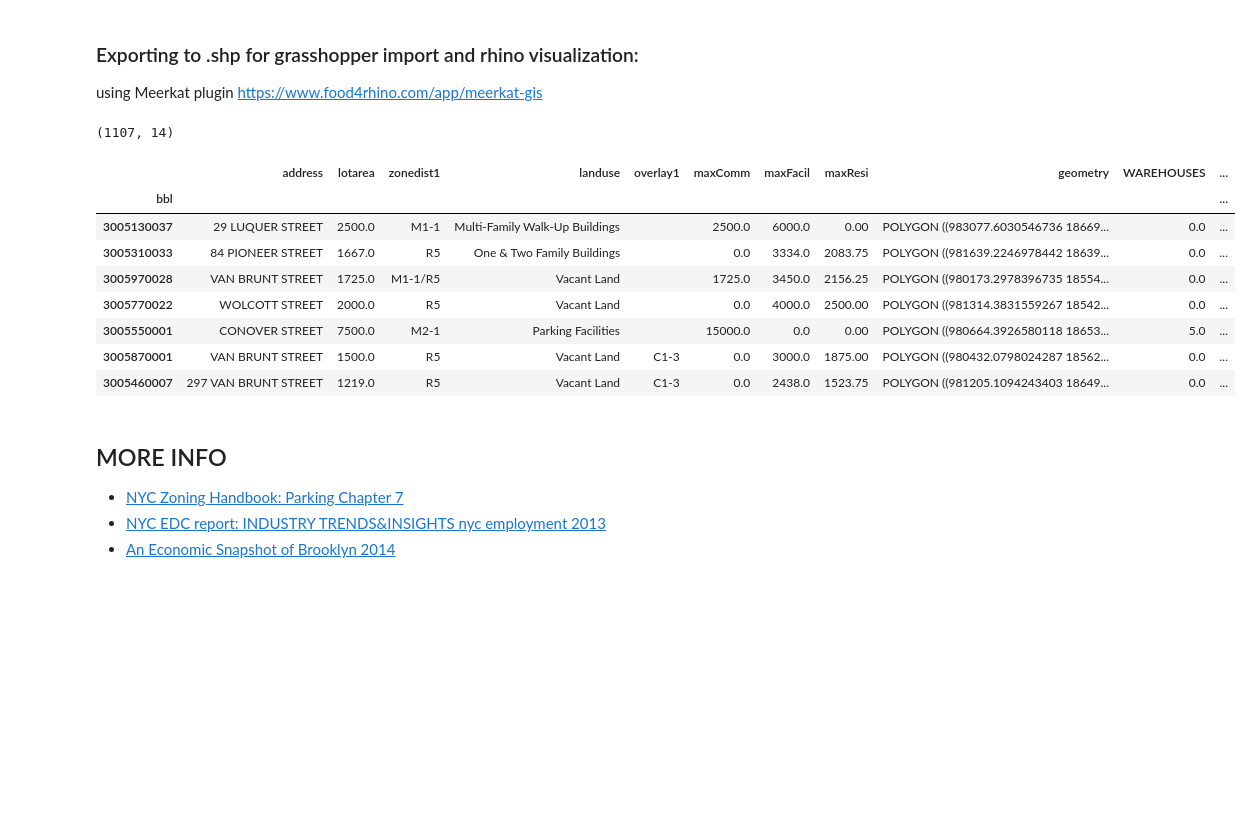
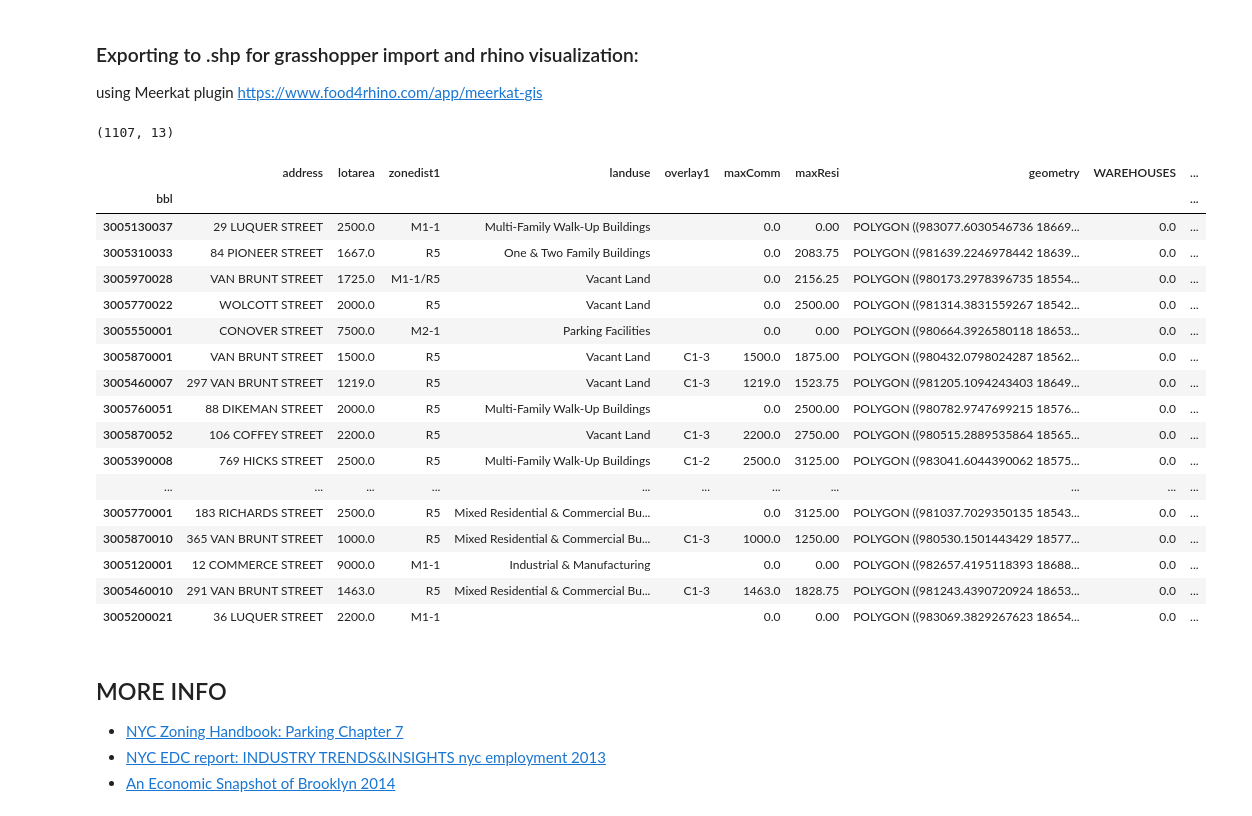
Before and after one commit to drawbrooklyn/RH_zoningAnalysis, a Jupyter notebook: Wolcott_jobs_analysis_20191025.ipynb, the cells around one changed output. Drawn from its saved outputs; the diff is of its cells as text; code cells hidden in the pictures; blank space fills up the shorter version.

```diff
--- a/Wolcott_jobs_analysis_20191025.ipynb
+++ b/Wolcott_jobs_analysis_20191025.ipynb
@@ -540,7 +540,8 @@ RH_areas_by_use = RH_pluto[['address','zonedist1','landuse','overlay1',
                             'comarea','resarea','geometry']] #leaving geometry to remain geodataframe
 
 RH_allowed_far = RH_pluto[['address','lotarea','zonedist1','landuse','overlay1',
-                           'commfar','facilfar','residfar','geometry']] #leaving geometry to remain geodataframe
+                           'commfar','residfar','geometry']] #leaving geometry to remain geodataframe
+                                                             # dropped 'facilfar' 20191118
 
 print('RH_areas_by_use.shape: ', RH_areas_by_use.shape)
 RH_areas_by_use.head(6)
@@ -634,0 +650,9 @@ RH_allowed_far.shape:  (1107, 9)
+# %%
+# adding 1 FAR for every C1-3 overlay
+print(RH_allowed_far[RH_allowed_far['overlay1'] != ''].shape)
+print(type(RH_allowed_far[RH_allowed_far['overlay1'] != '']), '\n')
+
+RH_allowed_far['commfar'] = np.where((RH_allowed_far['overlay1'] != '')
+                            & (RH_allowed_far['commfar'] == 0.0), 1.0, 0.0)
+
+RH_allowed_far[RH_allowed_far['overlay1'] != ''].head()
@@ -635,10 +693,10 @@ RH_allowed_far.shape:  (1107, 9)
 # %%
 # calculating ALLOWED SF per use (MAXIMUM FAR * lotarea)
 RH_allowed_far['maxComm'] = RH_allowed_far['commfar'] * RH_allowed_far['lotarea']
-RH_allowed_far['maxFacil'] = RH_allowed_far['facilfar'] * RH_allowed_far['lotarea']
+# RH_allowed_far['maxFacil'] = RH_allowed_far['facilfar'] * RH_allowed_far['lotarea'] # dropped facilfar 20191118
 RH_allowed_far['maxResi'] = RH_allowed_far['residfar'] * RH_allowed_far['lotarea']
 
-RH_allowed_far.head()
+RH_allowed_far.head(8)
 # %% [output]
 A value is trying to be set on a copy of a slice from a DataFrame.
 Try using .loc[row_indexer,col_indexer] = value instead
@@ -673,6 +728,6 @@ Based on: [Measuring Employment report](https://metrocouncil.org/Handbook/Files/
 # %%
 RH_jobs = RH_allowed_far[['address', 'lotarea', 'zonedist1', 'landuse',
-                          'overlay1', 'maxComm', 'maxFacil', 'maxResi', 'geometry']]
+                          'overlay1', 'maxComm', 'maxResi', 'geometry']]
 
 # calculating # of jobs for warehousing; 1 job / 3000
 RH_jobs['WAREHOUSES'] = (RH_jobs['maxComm'] / 3000).astype(int)
@@ -690,5 +745,6 @@ RH_jobs = RH_jobs.set_index('bbl')
 RH_jobs.iloc[-1:,:] = RH_jobs.iloc[-1:,:].fillna(0).astype(int)
 
 print(RH_jobs.shape)
-RH_jobs[['address','lotarea','zonedist1','landuse','WAREHOUSES','INDUSTRIAL/RETAIL','MAKERS/OFFICE']].tail(10)
+RH_jobs[['address','lotarea','zonedist1','landuse','overlay1','maxComm',
+         'WAREHOUSES','INDUSTRIAL/RETAIL','MAKERS/OFFICE']].head(10)
 # %% [output]
@@ -787,20 +838,29 @@ https://www.food4rhino.com/app/meerkat-gis
 # %%
 # combining jobs and housing datasets for easier use in grasshopper
 
-RH_scenarios = RH_jobs.merge(RH_housing.iloc[:,-2:], left_index=True, right_index=True)[:-1]
-print(RH_scenarios.shape)
-RH_scenarios.head(7)
+RH_scenarios1118 = RH_jobs.merge(RH_housing.iloc[:,-2:], left_index=True, right_index=True)[:-1]
+print(RH_scenarios1118.shape)
+RH_scenarios1118.head(20)
 # %% [output]
-(1107, 14)
+(1107, 13)
-|  | address | lotarea | zonedist1 | landuse | overlay1 | maxComm | maxFacil | maxResi | geometry | WAREHOUSES | ... |
-| bbl |  |  |  |  |  |  |  |  |  |  | ... |
-| 3005130037 | 29 LUQUER STREET | 2500.0 | M1-1 | Multi-Family Walk-Up Buildings |  | 2500.0 | 6000.0 | 0.00 | POLYGON ((983077.6030546736 18669... | 0.0 | ... |
-| 3005310033 | 84 PIONEER STREET | 1667.0 | R5 | One & Two Family Buildings |  | 0.0 | 3334.0 | 2083.75 | POLYGON ((981639.2246978442 18639... | 0.0 | ... |
-| 3005970028 | VAN BRUNT STREET | 1725.0 | M1-1/R5 | Vacant Land |  | 1725.0 | 3450.0 | 2156.25 | POLYGON ((980173.2978396735 18554... | 0.0 | ... |
-| 3005770022 | WOLCOTT STREET | 2000.0 | R5 | Vacant Land |  | 0.0 | 4000.0 | 2500.00 | POLYGON ((981314.3831559267 18542... | 0.0 | ... |
-| 3005550001 | CONOVER STREET | 7500.0 | M2-1 | Parking Facilities |  | 15000.0 | 0.0 | 0.00 | POLYGON ((980664.3926580118 18653... | 5.0 | ... |
-| 3005870001 | VAN BRUNT STREET | 1500.0 | R5 | Vacant Land | C1-3 | 0.0 | 3000.0 | 1875.00 | POLYGON ((980432.0798024287 18562... | 0.0 | ... |
-| 3005460007 | 297 VAN BRUNT STREET | 1219.0 | R5 | Vacant Land | C1-3 | 0.0 | 2438.0 | 1523.75 | POLYGON ((981205.1094243403 18649... | 0.0 | ... |
+|  | address | lotarea | zonedist1 | landuse | overlay1 | maxComm | maxResi | geometry | WAREHOUSES | ... |
+| bbl |  |  |  |  |  |  |  |  |  | ... |
+| 3005130037 | 29 LUQUER STREET | 2500.0 | M1-1 | Multi-Family Walk-Up Buildings |  | 0.0 | 0.00 | POLYGON ((983077.6030546736 18669... | 0.0 | ... |
+| 3005310033 | 84 PIONEER STREET | 1667.0 | R5 | One & Two Family Buildings |  | 0.0 | 2083.75 | POLYGON ((981639.2246978442 18639... | 0.0 | ... |
+| 3005970028 | VAN BRUNT STREET | 1725.0 | M1-1/R5 | Vacant Land |  | 0.0 | 2156.25 | POLYGON ((980173.2978396735 18554... | 0.0 | ... |
+| 3005770022 | WOLCOTT STREET | 2000.0 | R5 | Vacant Land |  | 0.0 | 2500.00 | POLYGON ((981314.3831559267 18542... | 0.0 | ... |
+| 3005550001 | CONOVER STREET | 7500.0 | M2-1 | Parking Facilities |  | 0.0 | 0.00 | POLYGON ((980664.3926580118 18653... | 0.0 | ... |
+| 3005870001 | VAN BRUNT STREET | 1500.0 | R5 | Vacant Land | C1-3 | 1500.0 | 1875.00 | POLYGON ((980432.0798024287 18562... | 0.0 | ... |
+| 3005460007 | 297 VAN BRUNT STREET | 1219.0 | R5 | Vacant Land | C1-3 | 1219.0 | 1523.75 | POLYGON ((981205.1094243403 18649... | 0.0 | ... |
+| 3005760051 | 88 DIKEMAN STREET | 2000.0 | R5 | Multi-Family Walk-Up Buildings |  | 0.0 | 2500.00 | POLYGON ((980782.9747699215 18576... | 0.0 | ... |
+| 3005870052 | 106 COFFEY STREET | 2200.0 | R5 | Vacant Land | C1-3 | 2200.0 | 2750.00 | POLYGON ((980515.2889535864 18565... | 0.0 | ... |
+| 3005390008 | 769 HICKS STREET | 2500.0 | R5 | Multi-Family Walk-Up Buildings | C1-2 | 2500.0 | 3125.00 | POLYGON ((983041.6044390062 18575... | 0.0 | ... |
+| ... | ... | ... | ... | ... | ... | ... | ... | ... | ... | ... |
+| 3005770001 | 183 RICHARDS STREET | 2500.0 | R5 | Mixed Residential & Commercial Bu... |  | 0.0 | 3125.00 | POLYGON ((981037.7029350135 18543... | 0.0 | ... |
+| 3005870010 | 365 VAN BRUNT STREET | 1000.0 | R5 | Mixed Residential & Commercial Bu... | C1-3 | 1000.0 | 1250.00 | POLYGON ((980530.1501443429 18577... | 0.0 | ... |
+| 3005120001 | 12 COMMERCE STREET | 9000.0 | M1-1 | Industrial & Manufacturing |  | 0.0 | 0.00 | POLYGON ((982657.4195118393 18688... | 0.0 | ... |
+| 3005460010 | 291 VAN BRUNT STREET | 1463.0 | R5 | Mixed Residential & Commercial Bu... | C1-3 | 1463.0 | 1828.75 | POLYGON ((981243.4390720924 18653... | 0.0 | ... |
+| 3005200021 | 36 LUQUER STREET | 2200.0 | M1-1 |  |  | 0.0 | 0.00 | POLYGON ((983069.3829267623 18654... | 0.0 | ... |
 # %%
 # export a .shp in order to import it into Grasshopper and Rhino using Meerkat plugin
 # https://www.food4rhino.com/app/meerkat-gis
```
Also changed, not shown: parts of 13 cells of this notebook, 15 other files.
